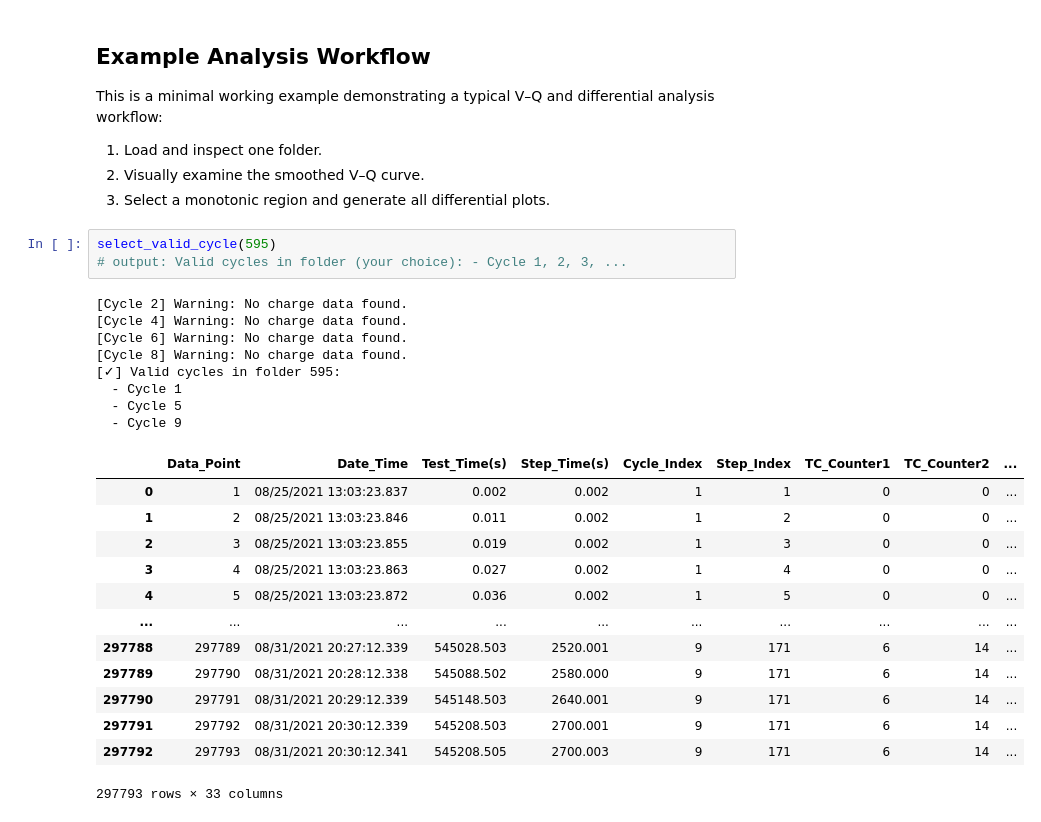
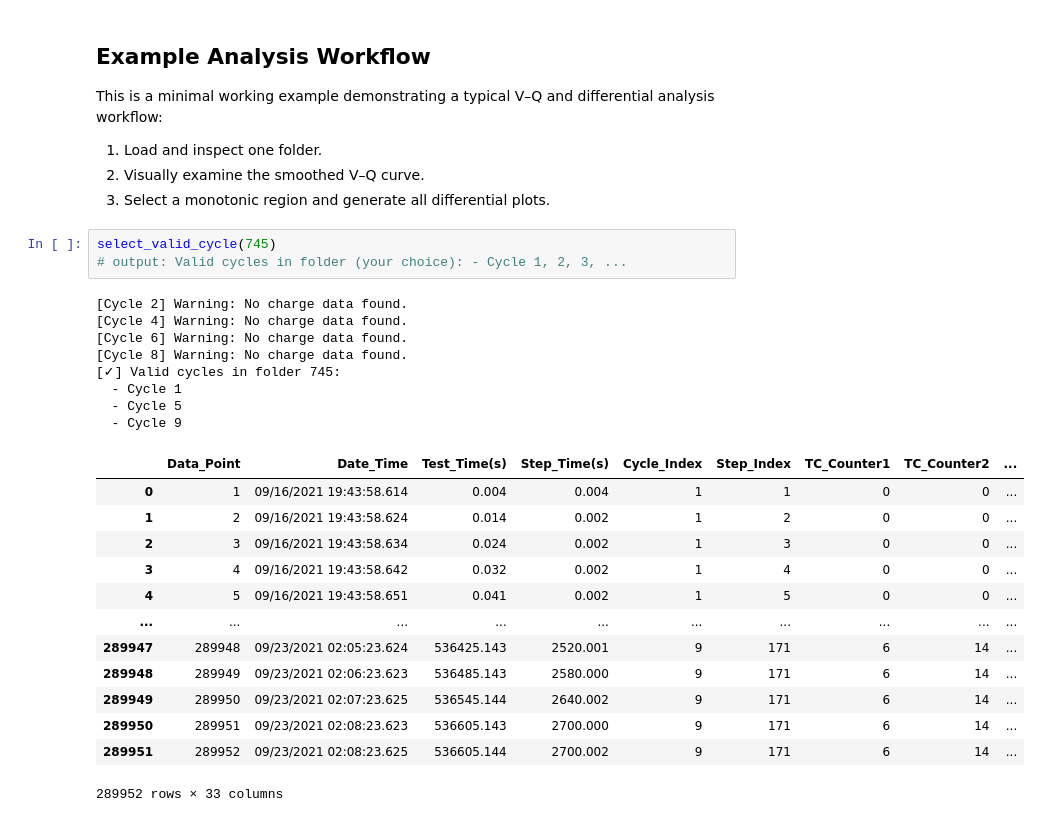
Before and after one commit to May-Cui/battery-analysis-project, a Jupyter notebook: Notebooks/analyse_Borealis_dqdv.ipynb, the cells around one changed output. Saved outputs shown, nothing was run; the diff lists cells and outputs as text.

```diff
--- a/Notebooks/analyse_Borealis_dqdv.ipynb
+++ b/Notebooks/analyse_Borealis_dqdv.ipynb
@@ -821,30 +857,30 @@ This is a minimal working example demonstrating a typical V–Q and differential
 2. Visually examine the smoothed V–Q curve.
 3. Select a monotonic region and generate all differential plots.
 # %%
-select_valid_cycle(595)
+select_valid_cycle(745)
 # output: Valid cycles in folder (your choice): - Cycle 1, 2, 3, ...
 # %% [output]
 [Cycle 2] Warning: No charge data found.
 [Cycle 4] Warning: No charge data found.
 [Cycle 6] Warning: No charge data found.
 [Cycle 8] Warning: No charge data found.
-[✓] Valid cycles in folder 595:
+[✓] Valid cycles in folder 745:
   - Cycle 1
   - Cycle 5
   - Cycle 9
 |  | Data_Point | Date_Time | Test_Time(s) | Step_Time(s) | Cycle_Index | Step_Index | TC_Counter1 | TC_Counter2 | ... |
-| 0 | 1 | 08/25/2021 13:03:23.837 | 0.002 | 0.002 | 1 | 1 | 0 | 0 | ... |
-| 1 | 2 | 08/25/2021 13:03:23.846 | 0.011 | 0.002 | 1 | 2 | 0 | 0 | ... |
-| 2 | 3 | 08/25/2021 13:03:23.855 | 0.019 | 0.002 | 1 | 3 | 0 | 0 | ... |
-| 3 | 4 | 08/25/2021 13:03:23.863 | 0.027 | 0.002 | 1 | 4 | 0 | 0 | ... |
-| 4 | 5 | 08/25/2021 13:03:23.872 | 0.036 | 0.002 | 1 | 5 | 0 | 0 | ... |
+| 0 | 1 | 09/16/2021 19:43:58.614 | 0.004 | 0.004 | 1 | 1 | 0 | 0 | ... |
+| 1 | 2 | 09/16/2021 19:43:58.624 | 0.014 | 0.002 | 1 | 2 | 0 | 0 | ... |
+| 2 | 3 | 09/16/2021 19:43:58.634 | 0.024 | 0.002 | 1 | 3 | 0 | 0 | ... |
+| 3 | 4 | 09/16/2021 19:43:58.642 | 0.032 | 0.002 | 1 | 4 | 0 | 0 | ... |
+| 4 | 5 | 09/16/2021 19:43:58.651 | 0.041 | 0.002 | 1 | 5 | 0 | 0 | ... |
 | ... | ... | ... | ... | ... | ... | ... | ... | ... | ... |
-| 297788 | 297789 | 08/31/2021 20:27:12.339 | 545028.503 | 2520.001 | 9 | 171 | 6 | 14 | ... |
-| 297789 | 297790 | 08/31/2021 20:28:12.338 | 545088.502 | 2580.000 | 9 | 171 | 6 | 14 | ... |
-| 297790 | 297791 | 08/31/2021 20:29:12.339 | 545148.503 | 2640.001 | 9 | 171 | 6 | 14 | ... |
-| 297791 | 297792 | 08/31/2021 20:30:12.339 | 545208.503 | 2700.001 | 9 | 171 | 6 | 14 | ... |
-| 297792 | 297793 | 08/31/2021 20:30:12.341 | 545208.505 | 2700.003 | 9 | 171 | 6 | 14 | ... |
+| 289947 | 289948 | 09/23/2021 02:05:23.624 | 536425.143 | 2520.001 | 9 | 171 | 6 | 14 | ... |
+| 289948 | 289949 | 09/23/2021 02:06:23.623 | 536485.143 | 2580.000 | 9 | 171 | 6 | 14 | ... |
+| 289949 | 289950 | 09/23/2021 02:07:23.625 | 536545.144 | 2640.002 | 9 | 171 | 6 | 14 | ... |
+| 289950 | 289951 | 09/23/2021 02:08:23.623 | 536605.143 | 2700.000 | 9 | 171 | 6 | 14 | ... |
+| 289951 | 289952 | 09/23/2021 02:08:23.625 | 536605.144 | 2700.002 | 9 | 171 | 6 | 14 | ... |
-297793 rows × 33 columns
+289952 rows × 33 columns
 # %%
 # Plot smoothed V–Q curve for Cycle no. (charge/discharge)
 plot_selected_vq(
```
Also changed, not shown: parts of 12 cells of this notebook.
